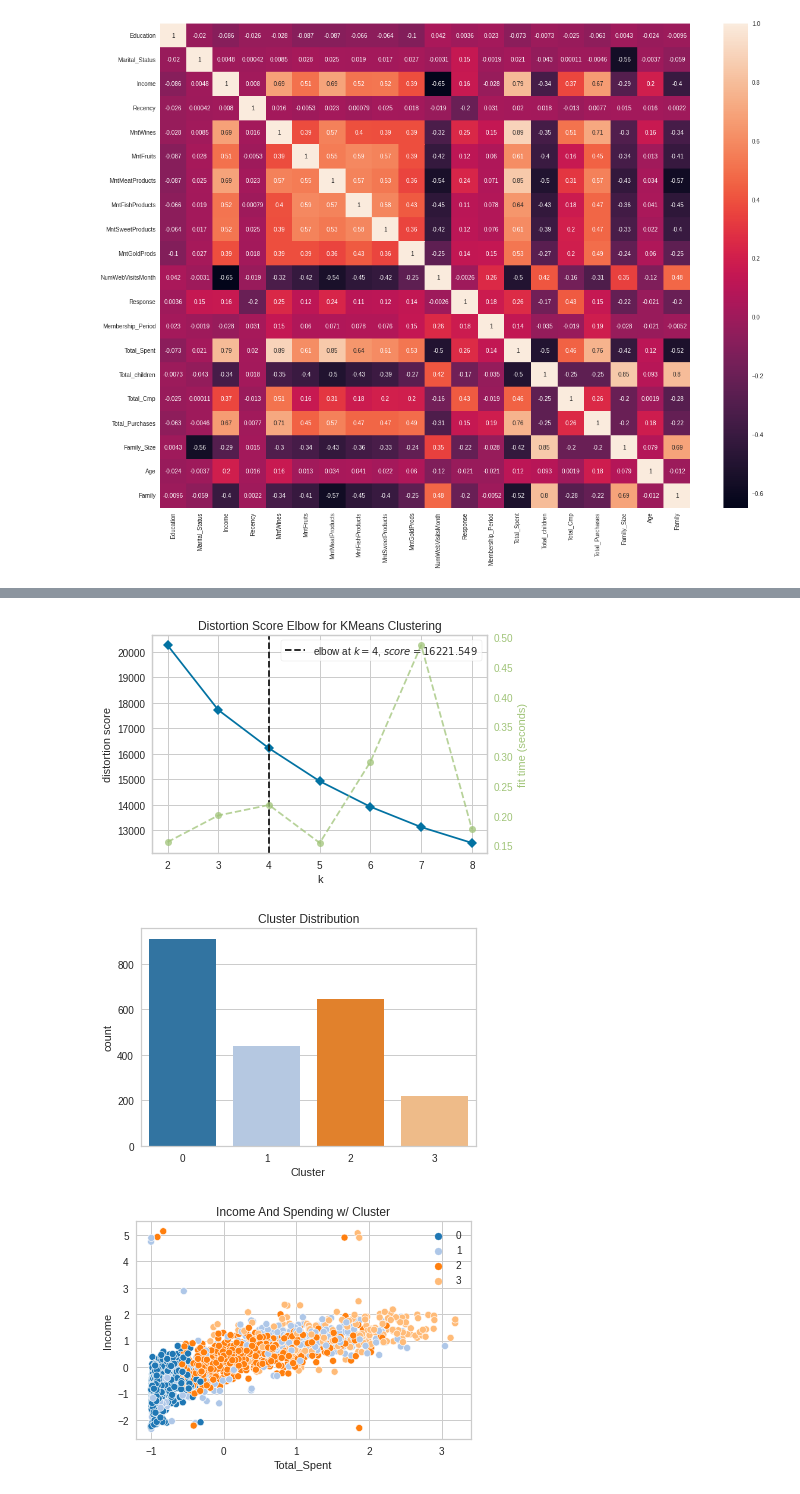
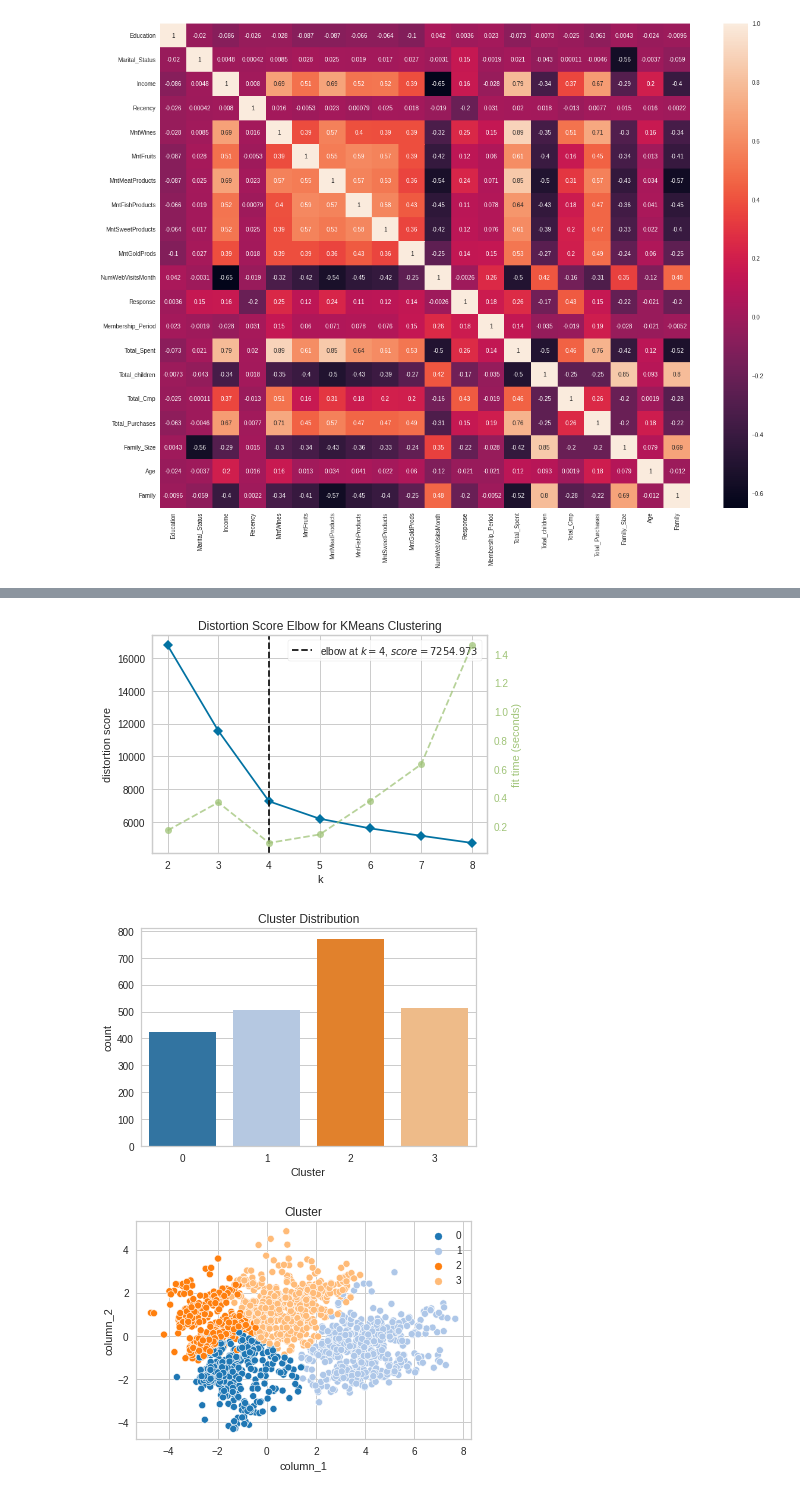
Before and after one commit to FaridTavakkolinia/Customer-Personality-Analysis, a Jupyter notebook: Customer_Personality_Analysis.ipynb, the cells around one changed output, grey strips where cells are left out. Saved outputs shown, nothing was run; the diff lists cells and outputs as text; code cells hidden in the pictures.

```diff
--- a/Customer_Personality_Analysis.ipynb
+++ b/Customer_Personality_Analysis.ipynb
@@ -484,3 +482,8 @@ sns.heatmap(corrmat,annot=True)
 # %% [output]
 <matplotlib.axes._subplots.AxesSubplot at 0x...>
 [figure]
+# %%
+pca = PCA(n_components=3)
+pca.fit(df_2_scaled)
+PCA_df_2_scaled = pd.DataFrame(pca.transform(df_2_scaled), columns=(["column_1","column_2", "column_3"]))
+PCA_df_2_scaled.describe().T
@@ -487,28 +500,25 @@ sns.heatmap(corrmat,annot=True)
 # %%
-to_keep = ['Education', 'Marital_Status', 'Income','Response', 'Membership_Period', 'Total_Spent', 'Total_children',
-       'Total_Cmp', 'Total_Purchases', 'Family_Size', 'Age', 'Family']
-
 elbow = KElbowVisualizer(KMeans(), k=8, random_state=42)
-elbow.fit(df_2_scaled[to_keep])
+elbow.fit(PCA_df_2_scaled)
 elbow.show()
 plt.show()
 # %% [output]
-[figure, old version]
+[figure, new version]
 # %%
 kmeancluster = KMeans(n_clusters=4,random_state=42)
-df_2_scaled["kcluster"] = kmeancluster.fit_predict(df_2_scaled[to_keep])
+PCA_df_2_scaled["Cluster"] = kmeancluster.fit_predict(PCA_df_2_scaled)
 # %%
-sns.countplot(data=df_2_scaled, x="kcluster", palette="tab20")
+sns.countplot(data=PCA_df_2_scaled, x="Cluster", palette="tab20")
 plt.title("Cluster Distribution")
 plt.xlabel("Cluster")
 plt.show()
 # %% [output]
-[figure, old version]
+[figure, new version]
 # %%
-pl = sns.scatterplot(data = df_2_scaled,x=df_2_scaled["Total_Spent"], y=df_2_scaled["Income"],hue=df_2_scaled["kcluster"], palette="tab20")
-pl.set_title("Income And Spending w/ Cluster")
+pl = sns.scatterplot(data = PCA_df_2_scaled,x=PCA_df_2_scaled["column_1"], y=PCA_df_2_scaled["column_2"],hue=PCA_df_2_scaled["Cluster"], palette="tab20")
+pl.set_title("Cluster")
 plt.legend()
 plt.show()
 # %% [output]
-[figure, old version]
+[figure, new version]
 # %%
```
Also changed, not shown: parts of 10 cells of this notebook.
